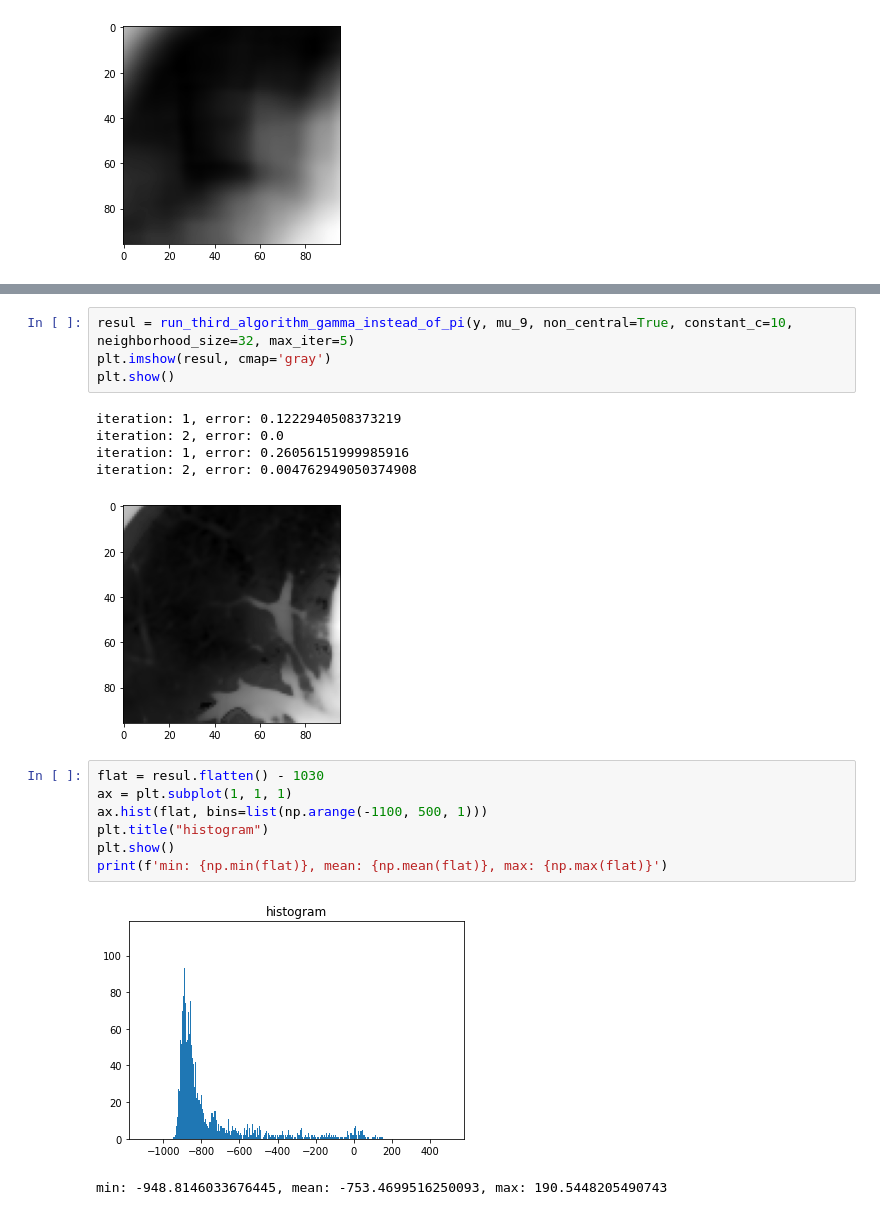
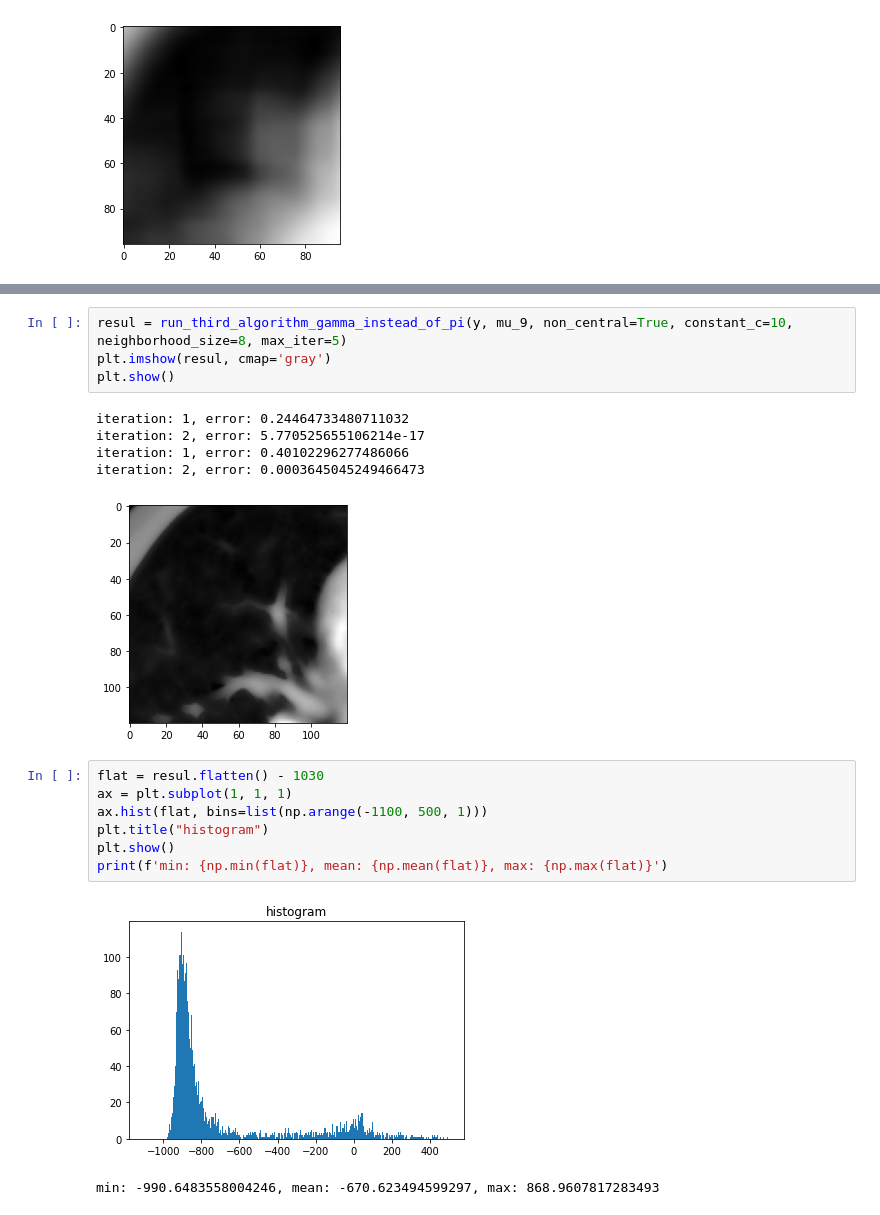
Before and after one commit to s-mostafa-a/CT-noise-statistical-characterization, a Jupyter notebook: notebooks/code_presentation.ipynb, the cells around one changed output, grey strips where cells are left out. Saved outputs shown, nothing was run; the diff lists cells and outputs as text.

```diff
--- a/notebooks/code_presentation.ipynb
+++ b/notebooks/code_presentation.ipynb
@@ -177,15 +177,15 @@ min: -920.3186288388002, mean: -720.9509658896174, max: -20.059070898824757
 # %% [markdown]
 ![expand](../resources/figs/gam_pi.png)
 # %%
-resul = run_third_algorithm_gamma_instead_of_pi(y, mu_9, non_central=True, constant_c=10, neighborhood_size=32, max_iter=5)
+resul = run_third_algorithm_gamma_instead_of_pi(y, mu_9, non_central=True, constant_c=10, neighborhood_size=8, max_iter=5)
 plt.imshow(resul, cmap='gray')
 plt.show()
 # %% [output]
-iteration: 1, error: 0.1222940508373219
-iteration: 2, error: 0.0
-iteration: 1, error: 0.26056151999985916
-iteration: 2, error: 0.004762949050374908
+iteration: 1, error: 0.24464733480711032
+iteration: 2, error: 5.770525655106214e-17
+iteration: 1, error: 0.40102296277486066
+iteration: 2, error: 0.0003645045249466473
-[figure, old version]
+[figure, new version]
 # %%
 flat = resul.flatten() - 1030
 ax = plt.subplot(1, 1, 1)
@@ -194,5 +194,5 @@ plt.title("histogram")
 plt.show()
 print(f'min: {np.min(flat)}, mean: {np.mean(flat)}, max: {np.max(flat)}')
 # %% [output]
-[figure, old version]
+[figure, new version]
-min: -948.8146033676445, mean: -753.4699516250093, max: 190.5448205490743
+min: -990.6483558004246, mean: -670.623494599297, max: 868.9607817283493
```
Also changed, not shown: parts of 4 cells of this notebook, 8 other files.
